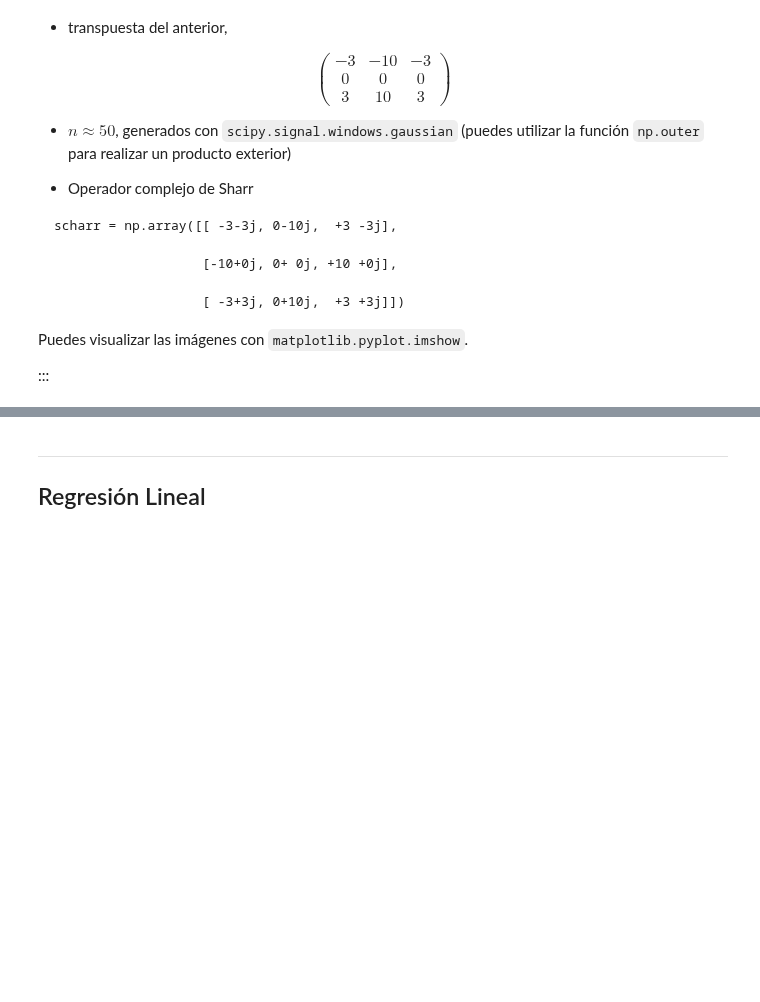
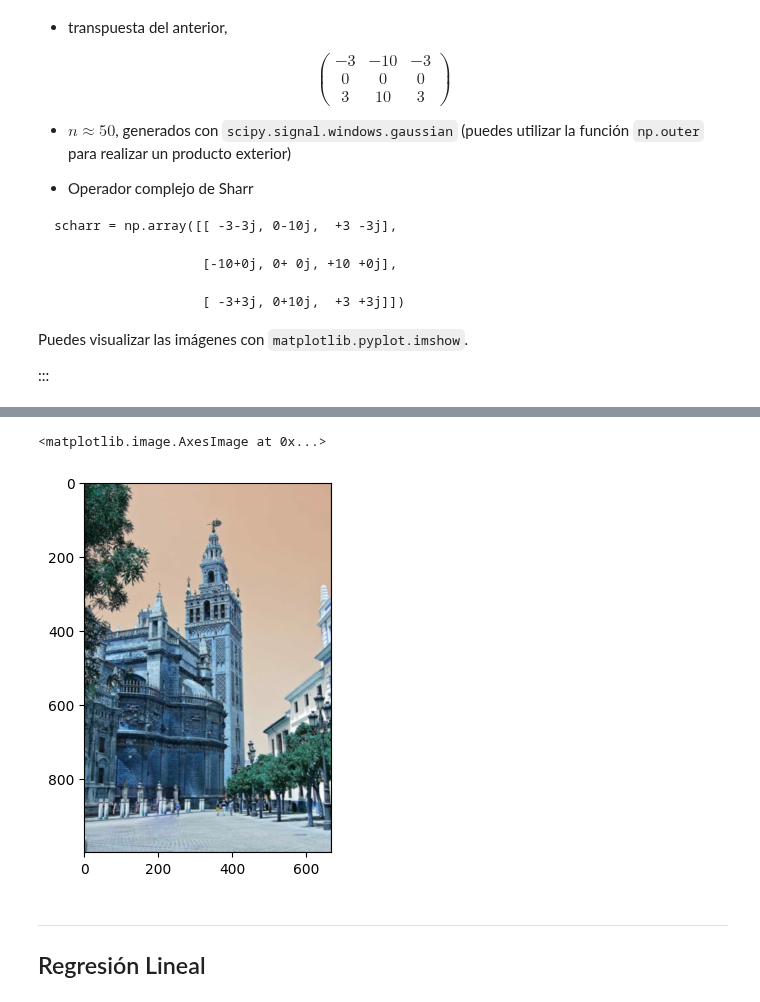
Before and after one commit to javlintor/curso-python-us, a Jupyter notebook: _sources/notebooks/numpy/exercises.ipynb, the cells around one changed output, grey strips where cells are left out. Cells and saved outputs as stored; diff of their text form; code cells hidden in the pictures; blank space fills up the shorter version.

```diff
--- a/_sources/notebooks/numpy/exercises.ipynb
+++ b/_sources/notebooks/numpy/exercises.ipynb
@@ -155,0 +167,4 @@ Puedes visualizar las imágenes con `matplotlib.pyplot.imshow`.
+# %%
+n = 20
+v = scipy.signal.windows.gaussian(n, 1)
+kernel = np.outer(v, v)
@@ -155,0 +179,8 @@ Puedes visualizar las imágenes con `matplotlib.pyplot.imshow`.
+# %%
+import scipy
+ret = np.zeros(im_giralda.shape)
+for i in range(3):
+    ret[:, :, i] = scipy.signal.convolve2d(
+        im_giralda[:, :, i], kernel.T,
+        mode="same"
+    )
@@ -156,3 +191,9 @@ Puedes visualizar las imágenes con `matplotlib.pyplot.imshow`.
+# %%
+ret = (ret - ret.min()) / (ret.max() - ret.min())
+plt.imshow(ret)
+# %% [output]
+<matplotlib.image.AxesImage at 0x...>
+[figure, added]
 # %% [markdown]
 ---
 ## Regresión Lineal
```
Also changed, not shown: parts of 13 cells of this notebook, 5 other files.
